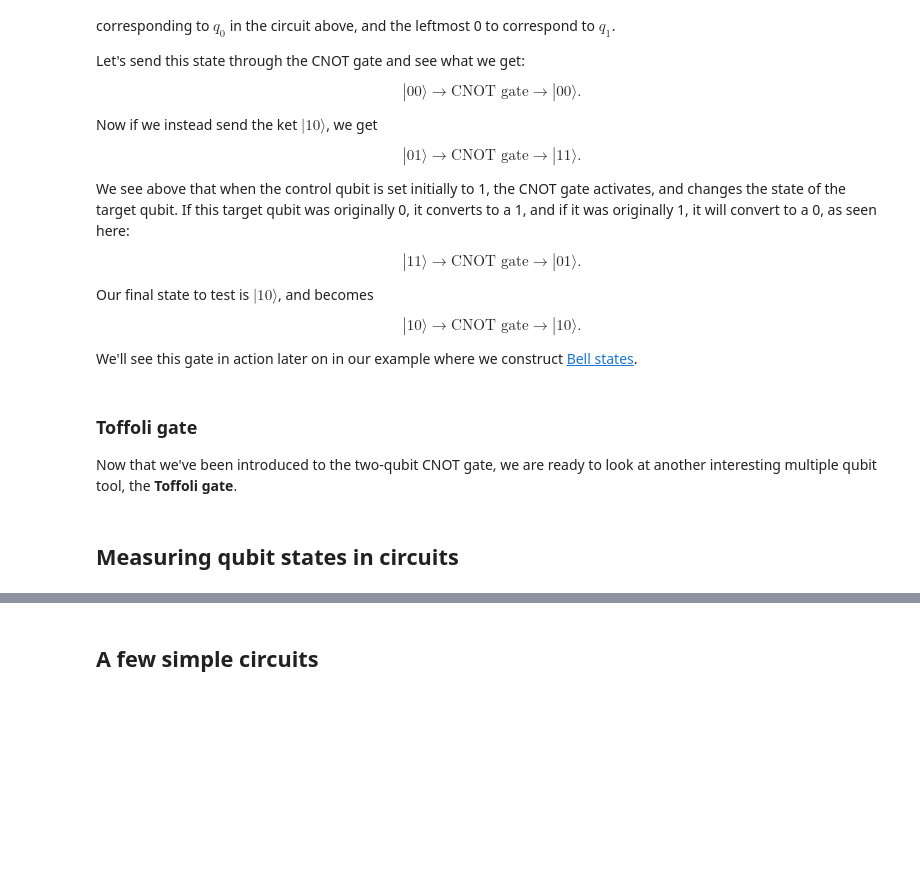
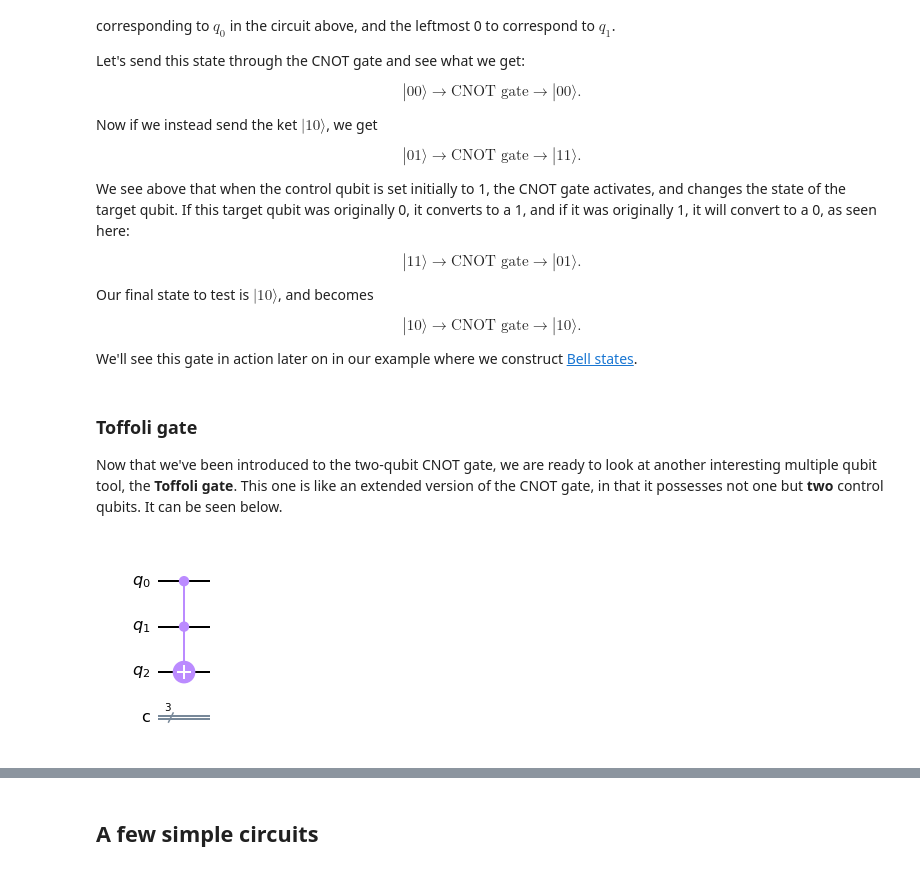
Before and after one commit to kylegodbey/nuclear-quantum-computing, a Jupyter notebook: nuclear-qc/intro-qc/gates.ipynb, the cells around one changed output, grey strips where cells are left out. Saved outputs shown, nothing was run; the diff lists cells and outputs as text; code cells hidden in the pictures; blank space fills up the shorter version.

```diff
--- a/nuclear-qc/intro-qc/gates.ipynb
+++ b/nuclear-qc/intro-qc/gates.ipynb
@@ -293,6 +285,10 @@ We'll see this gate in action later on in our example where we construct [Bell s
 # %% [markdown]
 ### Toffoli gate
 
-Now that we've been introduced to the two-qubit CNOT gate, we are ready to look at another interesting multiple qubit tool, the __Toffoli gate__.
+Now that we've been introduced to the two-qubit CNOT gate, we are ready to look at another interesting multiple qubit tool, the __Toffoli gate__. This one is like an extended version of the CNOT gate, in that it possesses not one but __two__ control qubits. It can be seen below.
-# %% [markdown]
-## Measuring qubit states in circuits
+# %%
+qct = qiskit.QuantumCircuit(3,3)
+qct.ccx(0,1,2)
+qct.draw("mpl")
+# %% [output]
+[figure, added]
```
Also changed, not shown: parts of 14 cells of this notebook.
